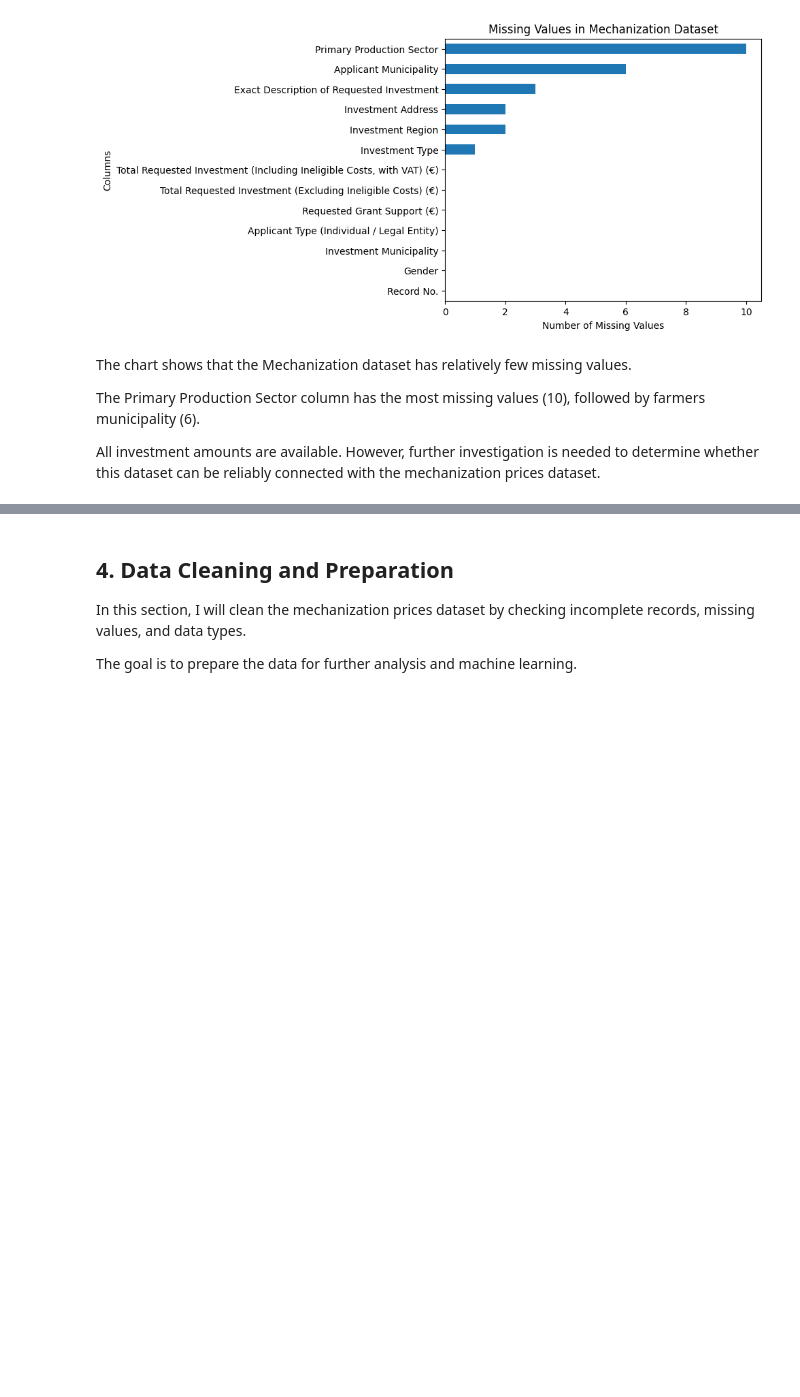
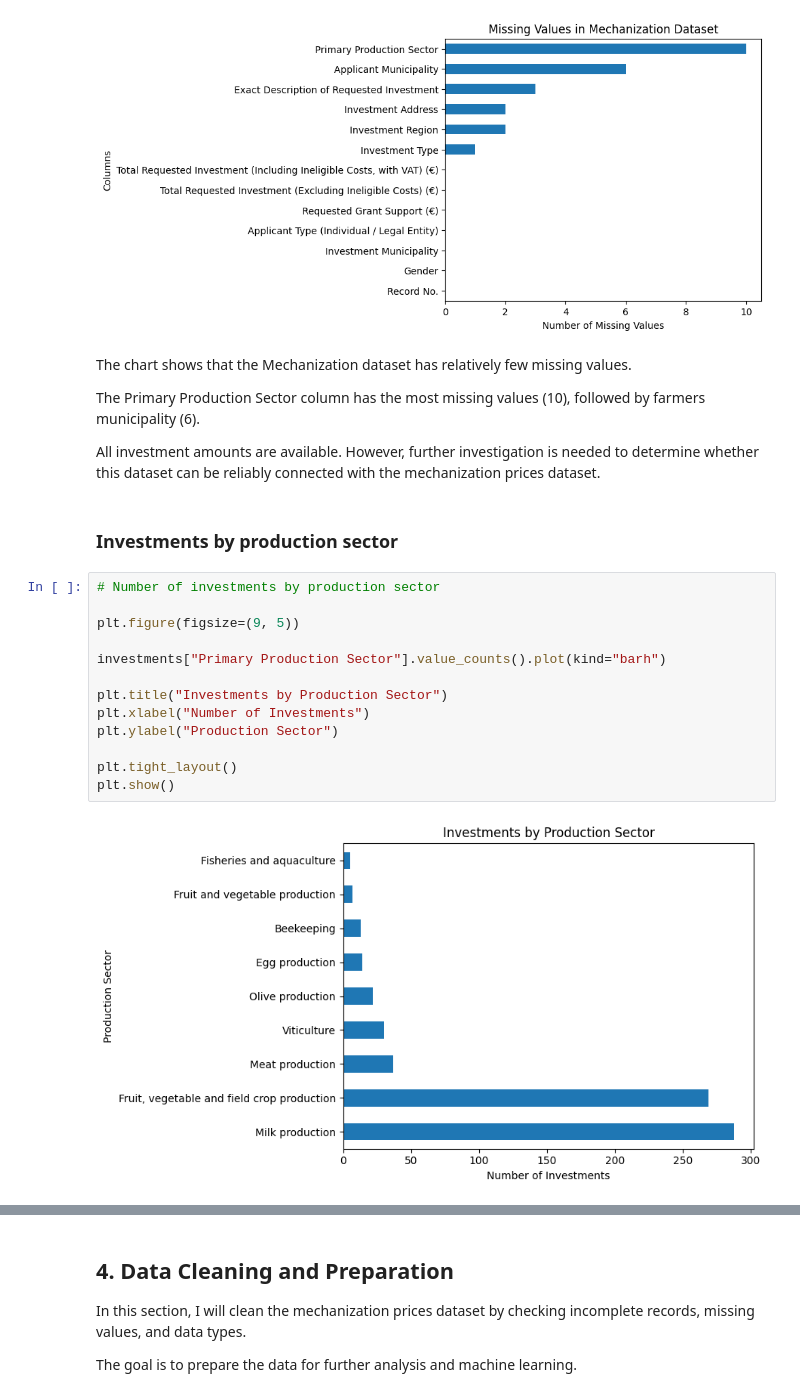
Before and after one commit to milatovicdanka90-maker/dsb_capstone, a Jupyter notebook: 01_EDA.ipynb, the cells around one changed output, grey strips where cells are left out. Saved outputs shown, nothing was run; the diff lists cells and outputs as text; blank space fills up the shorter version.

```diff
--- a/01_EDA.ipynb
+++ b/01_EDA.ipynb
@@ -247,3 +247,20 @@ The chart shows that the Mechanization dataset has relatively few missing values
 The Primary Production Sector column has the most missing values (10), followed by farmers municipality (6).
 
 All investment amounts are available. However, further investigation is needed to determine whether this dataset can be reliably connected with the mechanization prices dataset.
+# %% [markdown]
+### Investments by production sector
+# %%
+# Number of investments by production sector
+
+plt.figure(figsize=(9, 5))
+
+investments["Primary Production Sector"].value_counts().plot(kind="barh")
+
+plt.title("Investments by Production Sector")
+plt.xlabel("Number of Investments")
+plt.ylabel("Production Sector")
+
+plt.tight_layout()
+plt.show()
+# %% [output]
+[figure, added]
```
Also changed, not shown: parts of 7 cells of this notebook.
